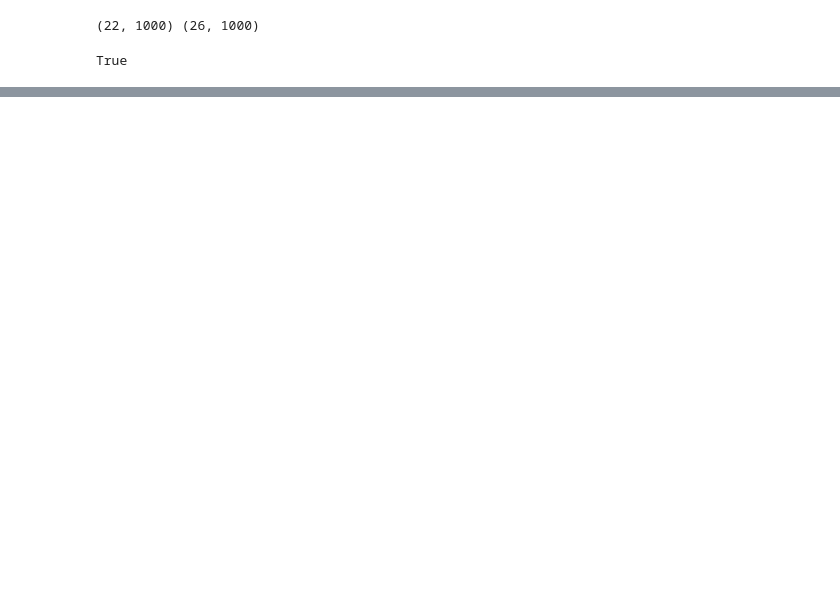
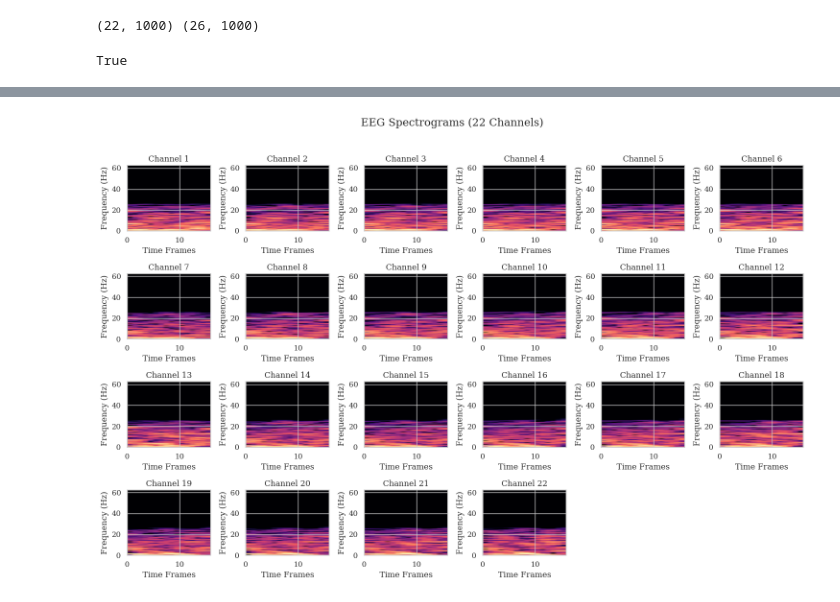
Before and after one commit to speechbrain/benchmarks, a Jupyter notebook: benchmarks/MOABB/sb_moabb_datasets_redesign.ipynb, the cells around one changed output, grey strips where cells are left out. Saved outputs shown, nothing was run; the diff lists cells and outputs as text; code cells hidden in the pictures; blank space fills up the shorter version.

```diff
--- a/benchmarks/MOABB/sb_moabb_datasets_redesign.ipynb
+++ b/benchmarks/MOABB/sb_moabb_datasets_redesign.ipynb
@@ -171,0 +182,3 @@ for _ in dataloader:
+# %%
+sample = dataset[0]
+sample
@@ -171,0 +203,41 @@ for _ in dataloader:
+# %%
+import torchaudio
+import torchaudio.transforms as T
+import matplotlib.pyplot as plt
+
+# Example EEG signal (22 channels, 1000 samples)
+n_fft=256
+hop_length=32
+fs = sample['sfreq']
+num_channels = sample['epoch'].size(0)
+
+# Spectrogram transform
+spectrogram_transform = T.Spectrogram(n_fft=n_fft, hop_length=hop_length, power=2.0)
+
+# Compute spectrograms for all channels
+spectrograms = spectrogram_transform(sample['epoch'])  # Shape: (22, freq_bins, time_frames)
+pass
+# Convert to dB scale for better visualization
+spectrograms_db = torchaudio.functional.amplitude_to_DB(spectrograms, multiplier=10.0, amin=1e-10, db_multiplier=0)
+
+freqs = np.fft.rfftfreq(n_fft, d=1/fs)  # Convert frequency bins to real values
+
+# Plot in a grid (e.g., 6 rows × 4 columns)
+rows, cols = 4, 6
+fig, axes = plt.subplots(rows, cols, figsize=(15, 10))
+fig.suptitle("EEG Spectrograms (22 Channels)", fontsize=16)
+
+for i, ax in enumerate(axes.flat):
+    if i < num_channels:
+        img = ax.imshow(spectrograms_db[i].numpy(), aspect="auto", origin="lower", cmap="magma",
+                extent=[0, spectrograms_db.shape[2], freqs[0], freqs[-1]])  # Use extent to set frequency axis
+        ax.set_title(f"Channel {i+1}")
+        ax.set_xlabel("Time Frames")
+        ax.set_ylabel("Frequency (Hz)")
+    else:
+        ax.axis("off")  # Hide unused subplots
+
+plt.tight_layout(rect=[0, 0, 1, 0.96])
+plt.show()
+# %% [output]
+[figure, added]
```
Also changed, not shown: parts of 13 cells of this notebook, 1 other file.
